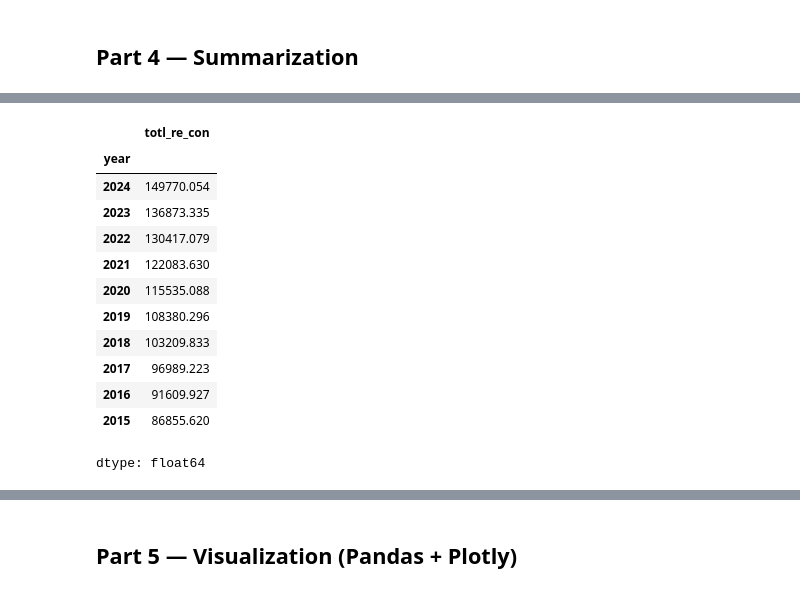
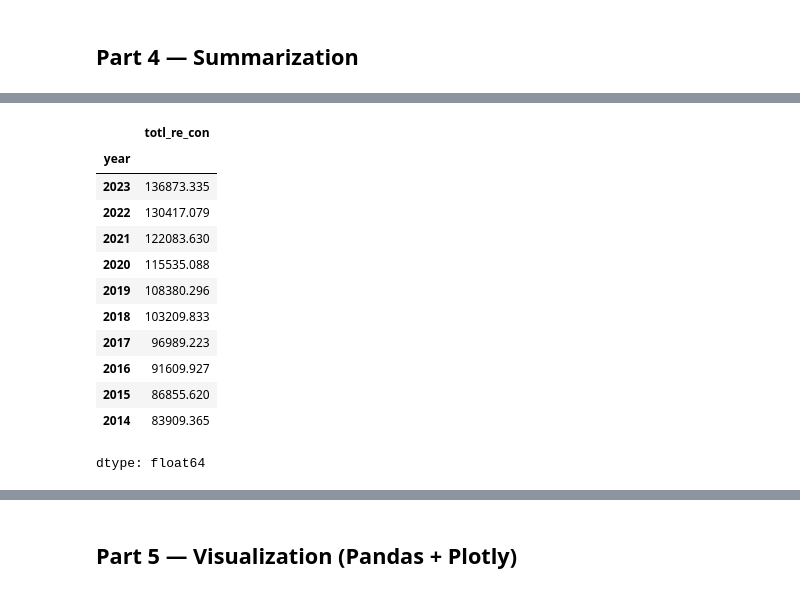
Before and after one commit to ellenwang995/week2_pandas, a Jupyter notebook: Session_2_Student_Worksheet.ipynb, the cells around one changed output, grey strips where cells are left out. Cells and saved outputs as stored; diff of their text form; code cells hidden in the pictures.

```diff
--- a/Session_2_Student_Worksheet.ipynb
+++ b/Session_2_Student_Worksheet.ipynb
@@ -160,7 +160,7 @@ energy_df["biofuel_consumption"]
 23195 rows × 1 columns
 dtype: float64
 # %%
-energy_df_yr = energy_df[energy_df['year'] >=1995]
+energy_df_yr = energy_df[energy_df['year'].between(2000, 2023)]
 # %%
 energy_df_yr
 # %% [output]
@@ -189,0 +189,2 @@ See the caveats in the documentation: https://pandas.pydata.org/pandas-docs/stab
+# %%
+energy_df_yr['totl_re_prod'] = energy_df_yr['hydro_electricity'] + energy_df_yr['wind_electricity'] + energy_df_yr['solar_electricity']+ energy_df_yr['other_renewable_electricity']
@@ -190,12 +214,9 @@ See the caveats in the documentation: https://pandas.pydata.org/pandas-docs/stab
 # %%
-
-
-by_cat = energy_df_yr.groupby('year')['totl_re_con'].sum().sort_values(ascending=False)
-display(by_cat.head(10))
+by_year_con = energy_df_yr.groupby('year')['totl_re_con'].sum().sort_values(ascending=False)
+display(by_year_con.head(10))
 # %% [output]
 |  | totl_re_con |
 | year |  |
-| 2024 | 149770.054 |
 | 2023 | 136873.335 |
 | 2022 | 130417.079 |
 | 2021 | 122083.630 |
@@ -205,4 +226,5 @@ display(by_cat.head(10))
 | 2017 | 96989.223 |
 | 2016 | 91609.927 |
 | 2015 | 86855.620 |
+| 2014 | 83909.365 |
 dtype: float64
```
Also changed, not shown: parts of 9 cells of this notebook.
